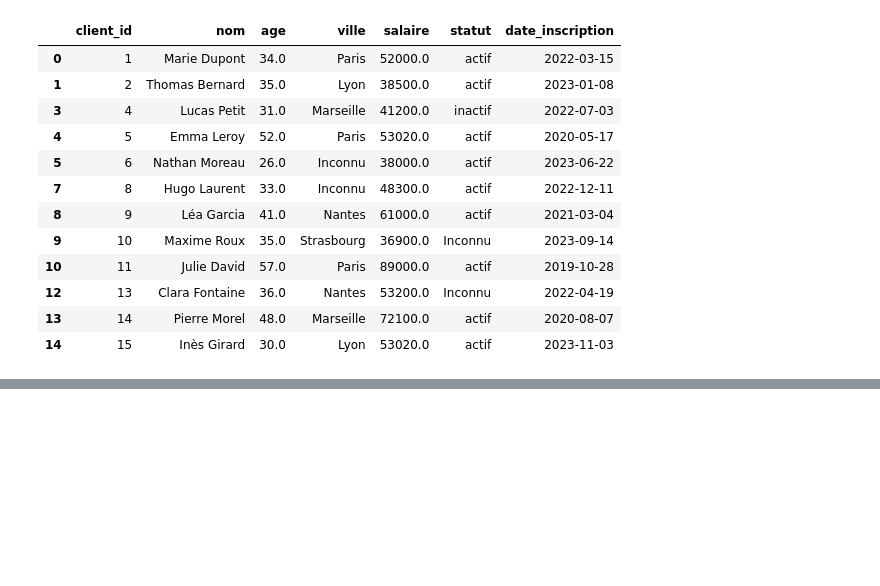
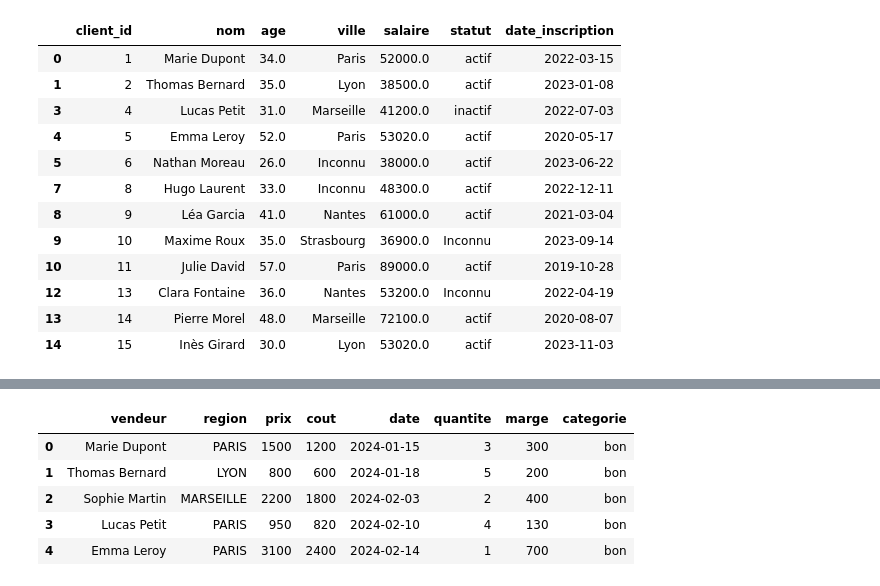
Before and after one commit to IZAK-M/Pandas_Journey, a Jupyter notebook: Pandas_fondamentaux.ipynb, the cells around one changed output, grey strips where cells are left out. Cells and saved outputs as stored; diff of their text form; code cells hidden in the pictures; blank space fills up the shorter version.

Commit message:
feat(j6): add creation and transform fields

```diff
--- a/Pandas_fondamentaux.ipynb
+++ b/Pandas_fondamentaux.ipynb
@@ -266,0 +271,23 @@ df_data
+# %%
+# Nouvelle colonne calculée
+df_ventes_v2['marge'] = df_ventes_v2['prix'] - df_ventes_v2['cout']
+# %%
+# Colonne conditionnelle
+df_ventes_v2['categorie']= df_ventes_v2['marge'].apply(
+    lambda x: 'bon' if x > 100 else ('moyen' if x >= 50 else 'faible')
+)
+# %%
+# Transformation de texte
+df_ventes_v2['region']= df_ventes_v2['region'].str.upper().str.strip()
+# %%
+# Convertir un type
+df_ventes_v2['date'] = pd.to_datetime(df_ventes_v2['date'])
+# %%
+df_ventes_v2.head()
+# %% [output]
+|  | vendeur | region | prix | cout | date | quantite | marge | categorie |
+| 0 | Marie Dupont | PARIS | 1500 | 1200 | 2024-01-15 | 3 | 300 | bon |
+| 1 | Thomas Bernard | LYON | 800 | 600 | 2024-01-18 | 5 | 200 | bon |
+| 2 | Sophie Martin | MARSEILLE | 2200 | 1800 | 2024-02-03 | 2 | 400 | bon |
+| 3 | Lucas Petit | PARIS | 950 | 820 | 2024-02-10 | 4 | 130 | bon |
+| 4 | Emma Leroy | PARIS | 3100 | 2400 | 2024-02-14 | 1 | 700 | bon |
```
Also changed, not shown: parts of 2 cells of this notebook, 1 other file.
